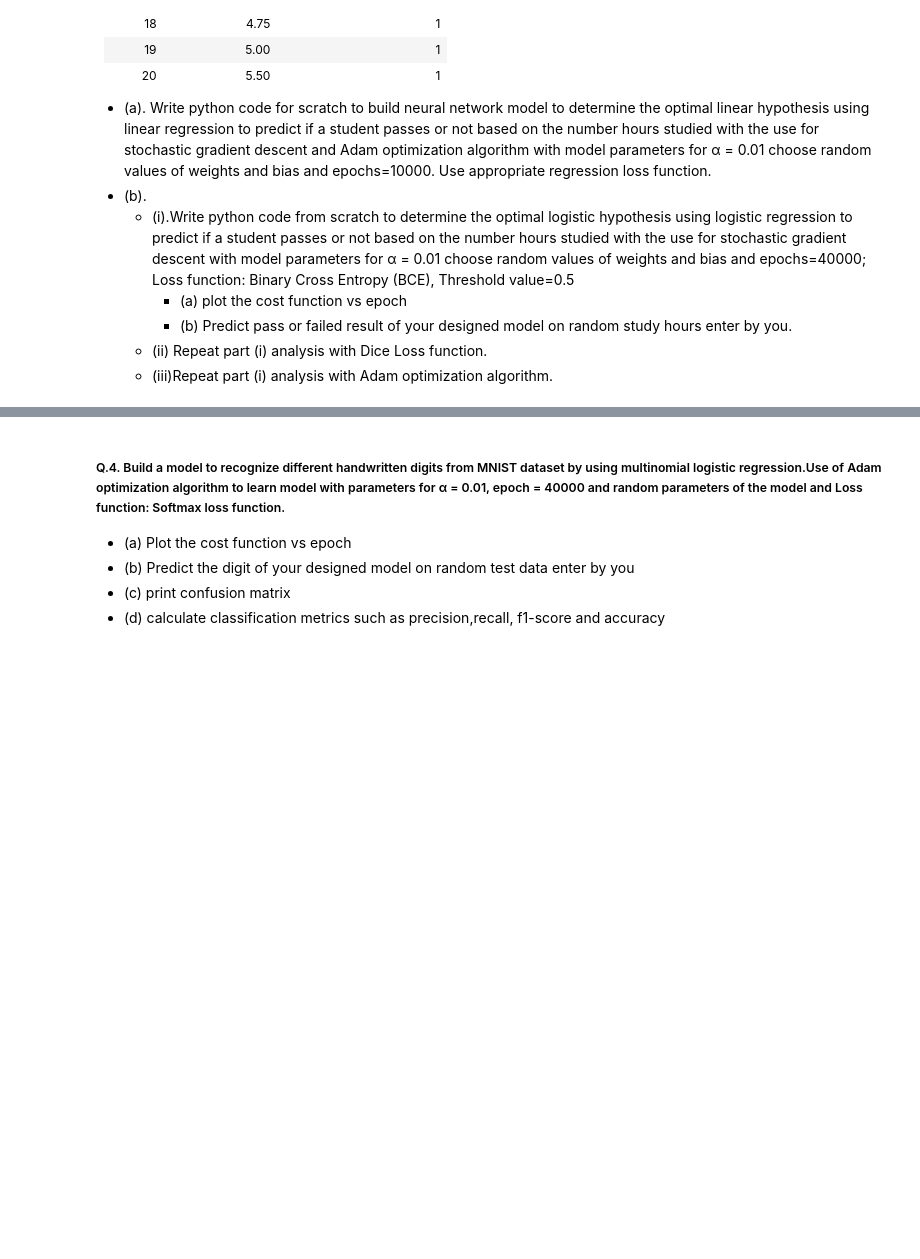
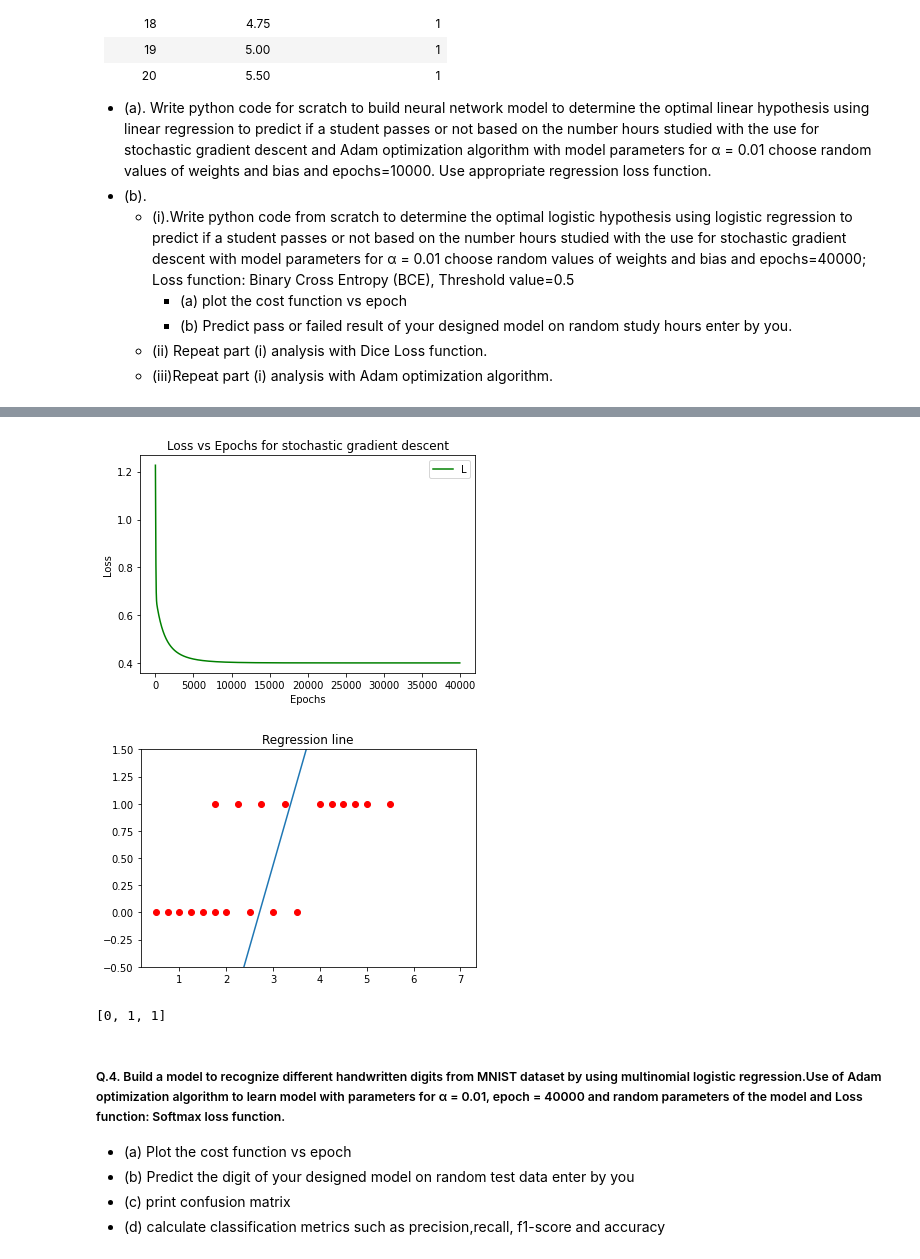
Before and after one commit to Adithya-Jayan/EC460_NNDL, a Jupyter notebook: Assignment2.ipynb, the cells around one changed output, grey strips where cells are left out. Cells and saved outputs as stored; diff of their text form; code cells hidden in the pictures; blank space fills up the shorter version.

```diff
--- a/Assignment2.ipynb
+++ b/Assignment2.ipynb
@@ -362,0 +500,7 @@ appropriate regression loss function.
+# %%
+# defining inputs
+X = np.array([0.5, 0.75, 1.00, 1.25, 1.50, 1.75, 1.75, 2.00, 2.25, 2.50, 2.75, 3.00, 3.25, 3.50, 4.00, 4.25, 4.50, 4.75, 5.00, 5.50])
+y = np.array([0, 0, 0, 0, 0, 0, 1, 0, 1, 0, 1, 0, 1, 0, 1, 1, 1, 1, 1, 1])
+epochs = 40000
+alpha = 0.01
+threshold_value = 0.5
@@ -363,3 +548,33 @@ appropriate regression loss function.
+# %%
+#Plot loss vs Iteration graph
+plt.plot(loss,'g')
+plt.legend("Loss")
+plt.title("Loss vs Epochs for stochastic gradient descent")
+plt.xlabel("Epochs")
+plt.ylabel("Loss")
+plt.show()
+
+#plotting regression line
+X_line=np.linspace(1,7,100)
+Y_line = [(i* B.weights + B.bias) for i in X_line]
+plt.figure()
+plt.plot(X_line,Y_line)
+plt.scatter(X,y,color = 'r')
+plt.title("Regression line")
+plt.ylim([-0.5,1.5])
+plt.show()
+# %% [output]
+[figure, added]
+[figure, added]
+# %%
+#predicting for custom values
+test = np.array([1.00, 3.75, 7])
+y_test = test* B.weights + B.bias
+y_probability = sigmoid(y_test)
+predict = [1 if y_probability[i]>=threshold_value else 0 for i in range(y_probability.shape[0])]
+display(predict)
+# %% [output]
+[0, 1, 1]
 # %% [markdown]
 ##### Q.4. Build a model to recognize different handwritten digits from MNIST dataset by using multinomial logistic regression.Use of Adam optimization algorithm to learn model with parameters for α = 0.01, epoch = 40000 and random parameters of the model and Loss function: Softmax loss function.
 - (a) Plot the cost function vs epoch
```
Also changed, not shown: parts of 12 cells of this notebook.
